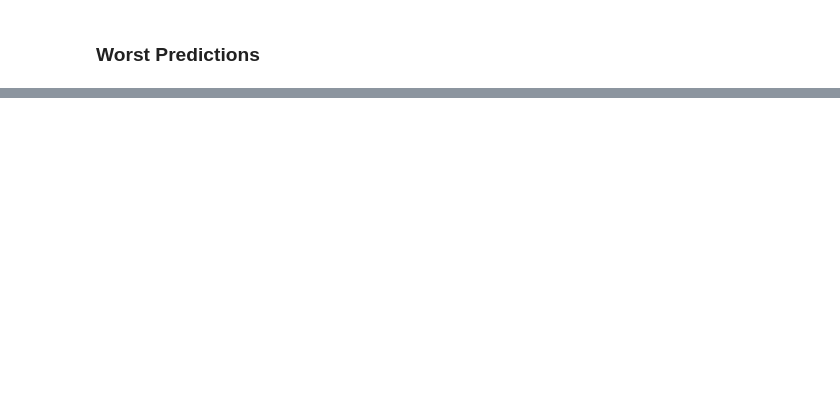
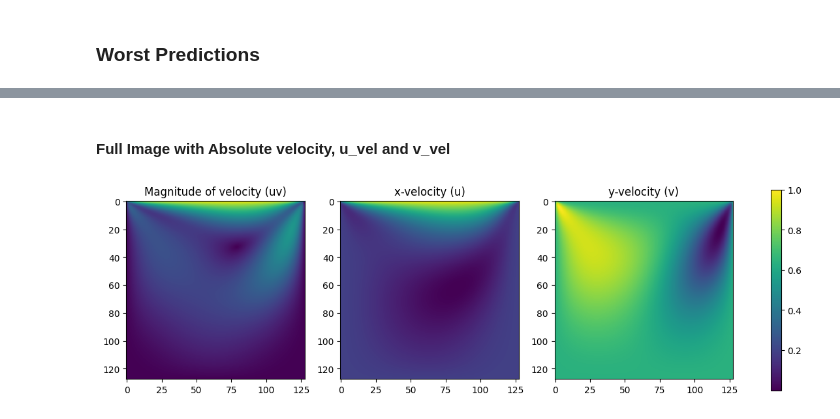
Before and after one commit to schneialexan/ba-thesis, a Jupyter notebook: data_gen_and_prep/v04_plots_for_paper.ipynb, the cells around one changed output, grey strips where cells are left out. Drawn from its saved outputs; the diff is of its cells as text; code cells hidden in the pictures; blank space fills up the shorter version.

Commit message:
added visualisation and made existing ones better

```diff
--- a/data_gen_and_prep/v04_plots_for_paper.ipynb
+++ b/data_gen_and_prep/v04_plots_for_paper.ipynb
@@ -437,0 +472,26 @@ FlowTransformer: 0.0397649928927421 at Re=150.0 and ts=9.4
+# %% [markdown]
+#### Full Image with Absolute velocity, u_vel and v_vel
+# %%
+path = 'data/100.0/'
+
+u = np.loadtxt(path + 'u_ss.txt')
+v = np.loadtxt(path + 'v_ss.txt')
+# %%
+uv = np.sqrt(u ** 2 + v ** 2)
+# %%
+# plot all 3 images (uv, u, v)
+fig, ax = plt.subplots(1, 3, figsize=(15, 5))
+
+ax[0].imshow(uv, cmap='viridis')
+ax[0].set_title('Magnitude of velocity (uv)')
+ax[1].imshow(u, cmap='viridis')
+ax[1].set_title('x-velocity (u)')
+ax[2].imshow(v, cmap='viridis')
+ax[2].set_title('y-velocity (v)')
+
+# add viridis colorbar
+fig.colorbar(ax[0].imshow(uv, cmap='viridis'), ax=ax, shrink=0.8)
+
+plt.show()
+# %% [output]
+[figure, added]
```
Also changed, not shown: parts of 8 cells of this notebook, 25 other files.
